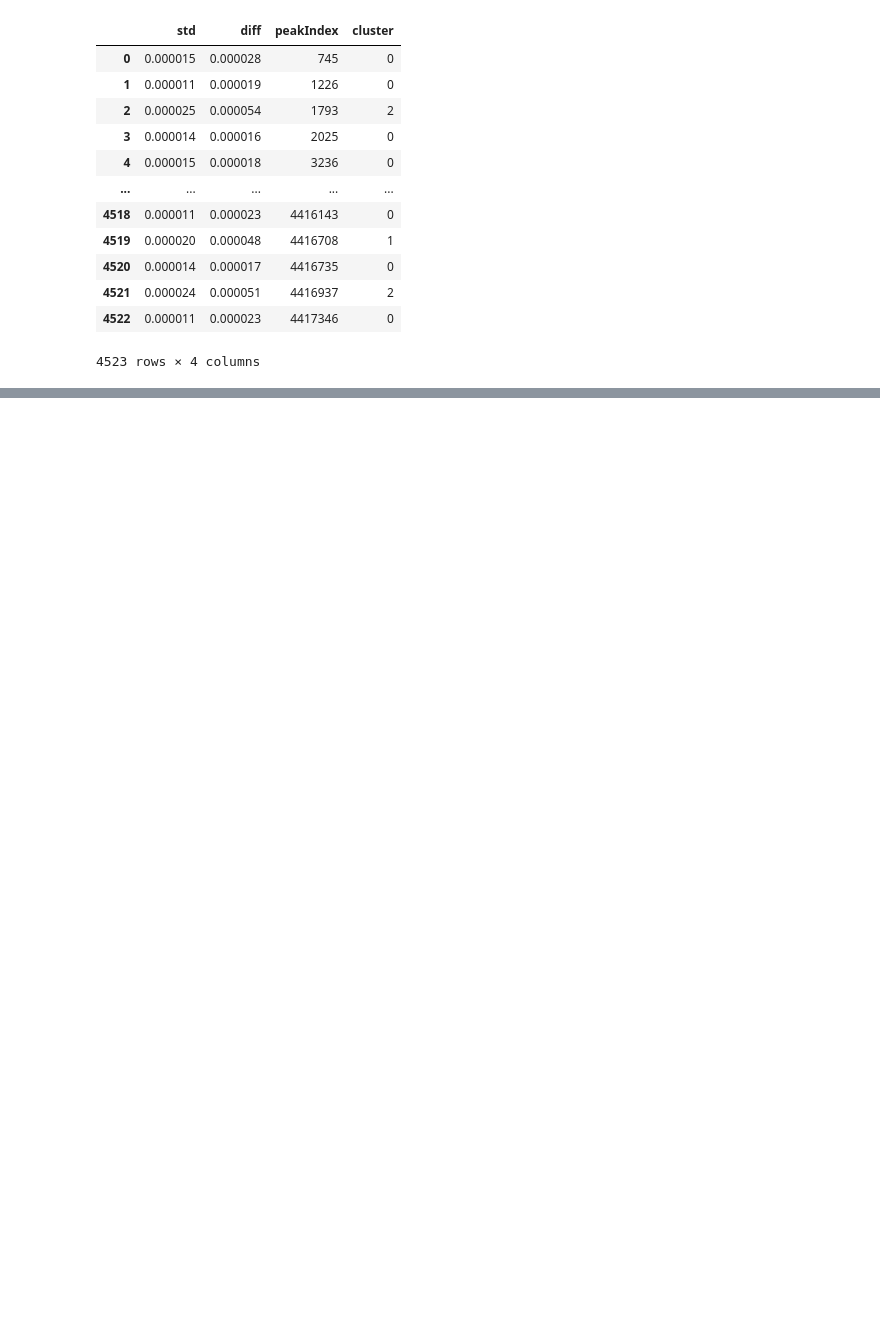
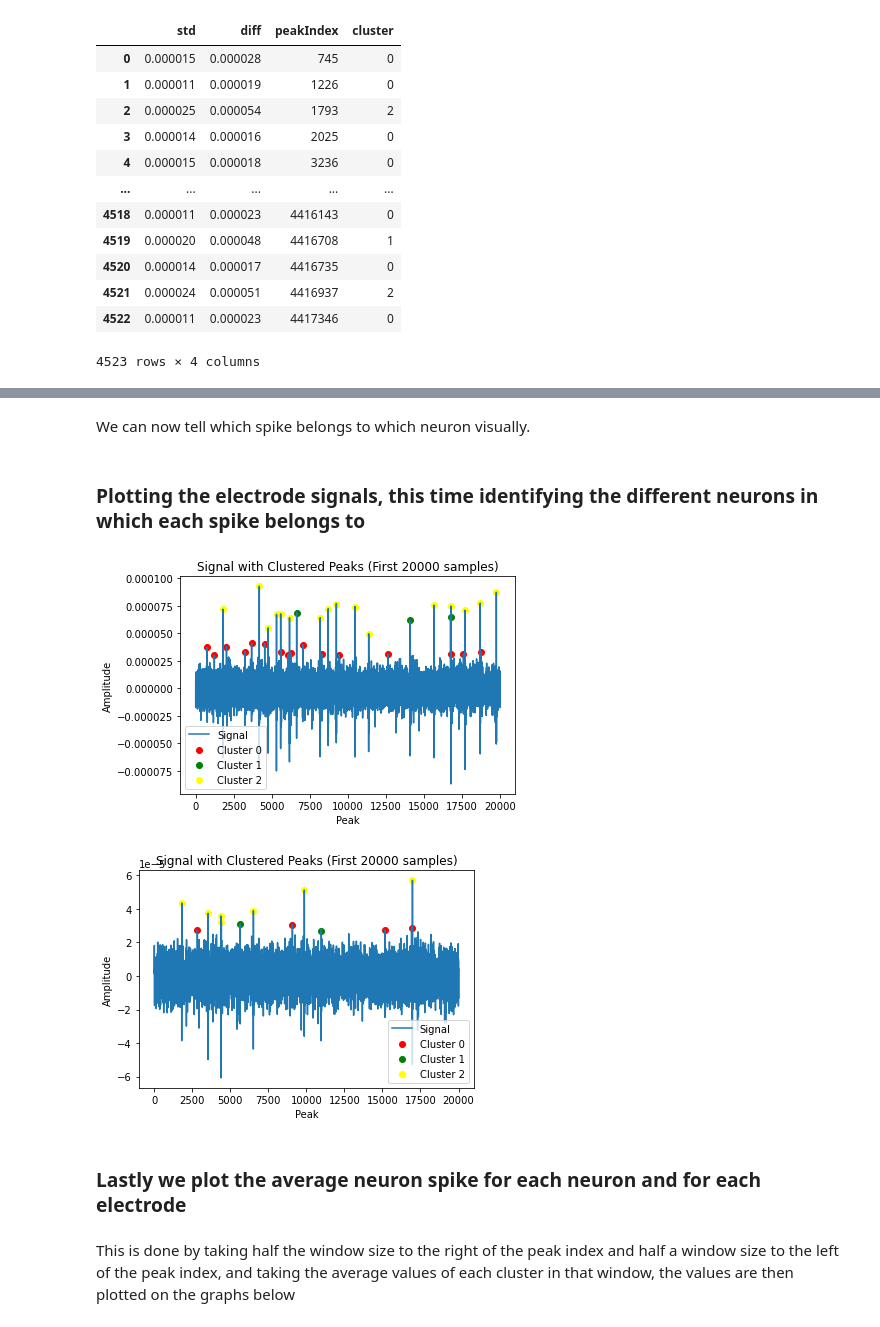
Before and after one commit to omarelwaliely/SpikeSorting, a Jupyter notebook: spikeSort.ipynb, the cells around one changed output, grey strips where cells are left out. Cells and saved outputs as stored; diff of their text form; code cells hidden in the pictures; blank space fills up the shorter version.

```diff
--- a/spikeSort.ipynb
+++ b/spikeSort.ipynb
@@ -149,3 +190,42 @@ features2 = plotFeatures(features2)
+# %% [markdown]
+We can now tell which spike belongs to which neuron visually.
+# %% [markdown]
+### Plotting the electrode signals, this time identifying the different neurons in which each spike belongs to
+# %%
+def plotSignal(Osignal,featuers):
+    peaks = featuers['peakIndex'].values
+    clusters = featuers['cluster'].values
+    unique_clusters = np.unique(clusters)
+
+    valid_indices = (peaks <= 20000) & (np.arange(len(clusters)) <= 20000)
+
+    valid_peaks = peaks[valid_indices]
+    valid_clusters = clusters[valid_indices]
+
+    signal = Osignal.iloc[:20000].to_numpy()
+    plt.plot(signal, label='Signal')
+
+    cluster_colors = ['red', 'green', 'yellow']
+    for i, cluster in enumerate(unique_clusters):
+      cluster_peaks = valid_peaks[valid_clusters == cluster]
+      plt.scatter(cluster_peaks, signal[cluster_peaks], label=f'Cluster {cluster}', color=cluster_colors[i], marker='o')
+
+    plt.title(f'Signal with Clustered Peaks (First {20000} samples)')
+    plt.xlabel('Peak')
+    plt.ylabel('Amplitude')
+    plt.legend()
+
+    plt.show()
+# %%
+plotSignal(first, features1)
+plotSignal(second, features2)
+# %% [output]
+[figure, added]
+[figure, added]
+# %% [markdown]
+### Lastly we plot the average neuron spike for each neuron and for each electrode
+# %% [markdown]
+This is done by taking half the window size to the right of the peak index and half a window size to the left of the peak index, and taking the average values of each cluster in that window, the values are then plotted on the graphs below
 # %%
 def plotAverageNeurons(feauture, data):
     clusters = np.unique(feauture["cluster"])
```
Also changed, not shown: parts of 17 cells of this notebook.
